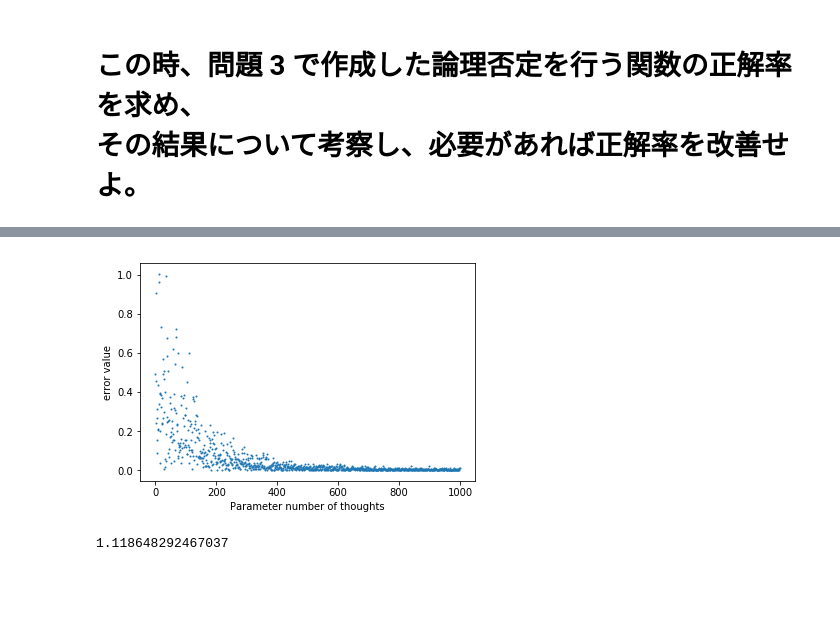
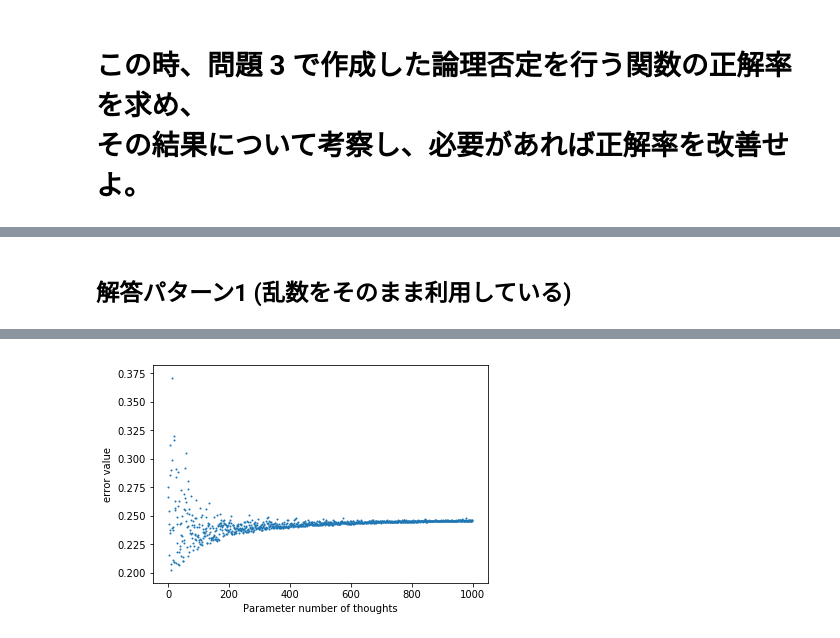
Before and after one commit to mpsamurai/ml-101-exercises, a Jupyter notebook: 04_perceptron/teraoka/04_perceptron.ipynb, the cells around one changed output, grey strips where cells are left out. Cells and saved outputs as stored; diff of their text form; code cells hidden in the pictures; blank space fills up the shorter version.

```diff
--- a/04_perceptron/teraoka/04_perceptron.ipynb
+++ b/04_perceptron/teraoka/04_perceptron.ipynb
@@ -217,0 +238,7 @@ mean_squared_error :  0.000999386172132992
+# %%
+# 真の入力値が 1の時
+input_1_data = np.random.normal(1, math.sqrt(0.01), (1,5000))
+plt.hist(input_1_data[0], 5000)
+plt.xlabel('data value')
+plt.ylabel('data amount')
+plt.show()
@@ -218 +255,4 @@ mean_squared_error :  0.000999386172132992
+# %%
+# 入力値を結合して準備
+input_data = np.concatenate([input_0_data[0], input_1_data[0]])
 # %% [markdown]
@@ -267,0 +260,5 @@ input_data_list
+# %%
+# 正解データを作る
+answer_0 = np.zeros(5000)  # 0の配列
+answer_1 = np.ones(5000)  # 1の配列
+answer = np.concatenate([answer_0, answer_1])  # 1,0配列を横に結合
@@ -268,3 +286,5 @@ input_data_list
+# %% [markdown]
+## 解答パターン1  (乱数をそのまま利用している)
 # %%
 from numpy.random import *
 import pandas as pd
@@ -306,7 +326,7 @@ class Neuron:
         param1 :  s (出力値)
         param2 :  answer (正解値)
         """
-        mean_squared_error = sum(s - answer)**2/len(answer)  # 平均二乗誤差関数
+        mean_squared_error = sum((s - answer)**2)/len(answer)  # 平均二乗誤差関数
         return mean_squared_error
 
     def parameter_update(self, answer, predicted_data):
@@ -319,28 +339,24 @@ class Neuron:
         return self._a, self._b
 
 if __name__=='__main__':
-    input_data = np.array(input_0_data, input_1_data)  # 入力値
-    answer_data = np.array([1, 0, 0, 1, 0, 1, 1, 0])  # 正解値
+    data = np.stack([input_data, answer],1)  # [入力データ , 正解データ] は次の様に用意[array([-0.65254759,  0.63492252,  0.32712462, ...,  3.54405229, 0.42009267,  2.46580509]) , array([0., 1., 0., ..., 1., 0., 1.])]この形にする
+    np.random.shuffle(data)   # シャッフル
     a = 0.5   # 初期値のパラメータ
     b = 0.3  # バイアス
     v = 0.1  # ハイパーパラメータ(調整項)
     error_list = []  # 誤差リスト(出力用に集計)
     mean_squared_error = None  # 誤差関数を受け取る変数
     neuron = Neuron(a, b, v)  # インスタンス化
-    parameter = {"a":None, "b":None}
+    parameter = {"a":[], "b":[]}
 
     for _ in range(1000):
-#         if mean_squared_error is not None and mean_squared_error < 0.001:  # 誤差0.01以下になったら終わり
-#             # 最後のパラメータを保存
-#             parameter["a"] = a
-#             parameter["b"] = b
-#             break
-#         else:
-        y = neuron.input_layer(input_data)  # 入力層
+        y = neuron.input_layer(data[:,0])  # 入力層
         s = neuron.activation_function(y)  # 中間層
-        mean_squared_error = neuron.error_function(s, answer_data)  # 出力層　： 誤差関数
+        mean_squared_error = neuron.error_function(s, data[:,1])  # 出力層　： 誤差関数
 
-        a, b = neuron.parameter_update(answer_data, s)  # パラメータ更新
+        a, b = neuron.parameter_update(data[:,1], s)  # パラメータ更新
+        parameter["a"].append(a)
+        parameter["b"].append(b)
 
         print("mean_squared_error : ", mean_squared_error)
         error_list.append(mean_squared_error)
@@ -351,39 +367,12 @@ if __name__=='__main__':
         json.dump(parameter, f)
 
     # 描画
-    print("error_list: ", error_list)
+    print("最終パラメータ a : ", parameter["a"][-1])
+    print("最終パラメータ b : ", parameter["b"][-1])
+    print("最終誤差: ", error_list[-1])
     print("学習回数 : %s 回" % len(error_list))
     plt.scatter(np.arange(len(error_list)),error_list, s=1, marker='o')
     plt.xlabel('Parameter number of thoughts')
     plt.ylabel('error value')
     plt.show()
-
-#     for _ in range(1000):
-# #         if mean_squared_error is not None and mean_squared_error < 0.001:  # 誤差0.01以下になったら終わり
-# #             # 最後のパラメータを保存
-# #             parameter["a"] = a
-# #             parameter["b"] = b
-# #             break
-# #         else:
-#         y = neuron.input_layer(input_data)  # 入力層
-#         s = neuron.activation_function(y)  # 中間層
-#         mean_squared_error = neuron.error_function(s, answer_data)  # 出力層　： 誤差関数
-
-#         a, b = neuron.parameter_update(answer_data, s)  # パラメータ更新
-
-#         print("mean_squared_error : ", mean_squared_error)
-#         error_list.append(mean_squared_error)
-
-#     # 更新済みパラメータ保存
-#     print("書き出し parameter : ", parameter)
-#     with open('output/output_Q4.json', 'w') as f:
-#         json.dump(parameter, f)
-
-#     # 描画
-#     print("error_list: ", error_list)
-#     print("学習回数 : %s 回" % len(error_list))
-#     plt.scatter(np.arange(len(error_list)),error_list, s=1, marker='o')
-#     plt.xlabel('Parameter number of thoughts')
-#     plt.ylabel('error value')
-#     plt.show()
 # %% [output]
@@ -406,7 +395,2 @@ error_list:  [0.4926440495572197, 0.45446910221680825, 0.9043269954983251, 0.242
 学習回数 : 1000 回
-[figure, old version]
+[figure, new version]
-# %%
-import numpy as np
-np.random.normal(1, 0.5)
-# %% [output]
-1.118648292467037
```
Also changed, not shown: parts of 17 cells of this notebook, 2 other files.
